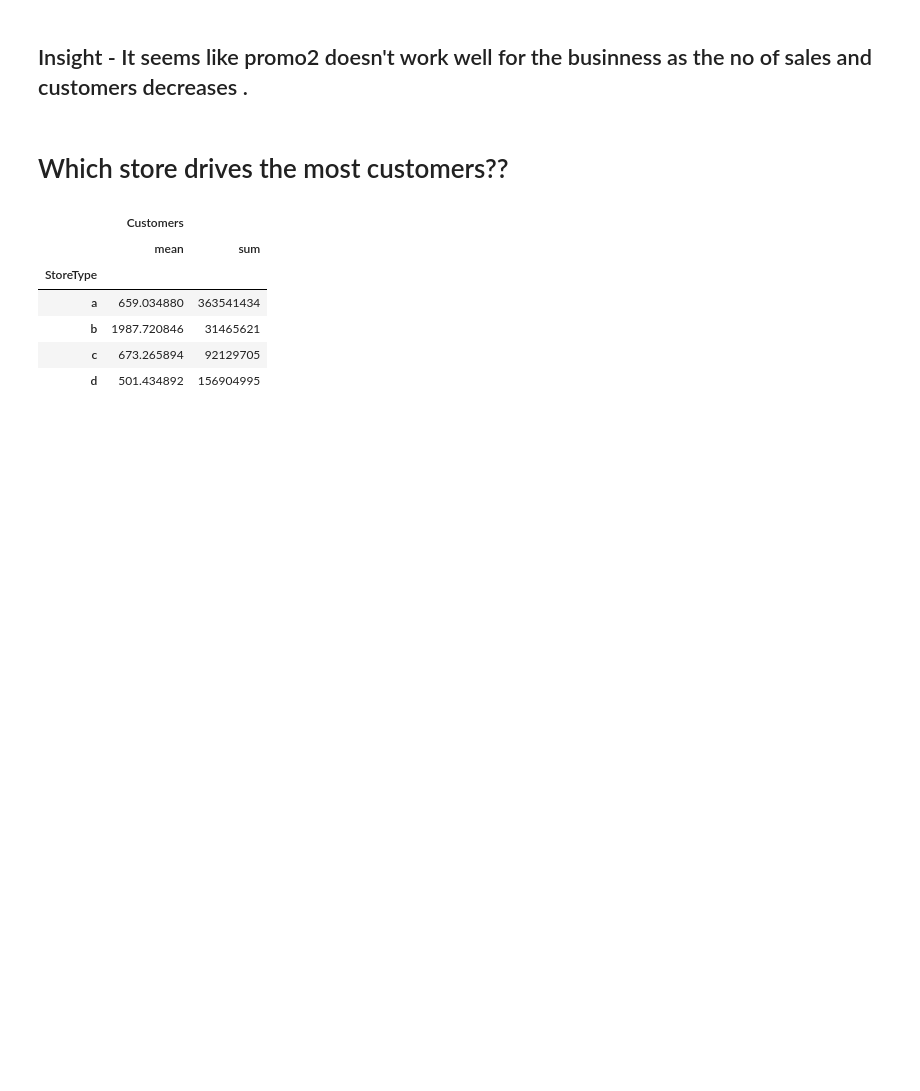
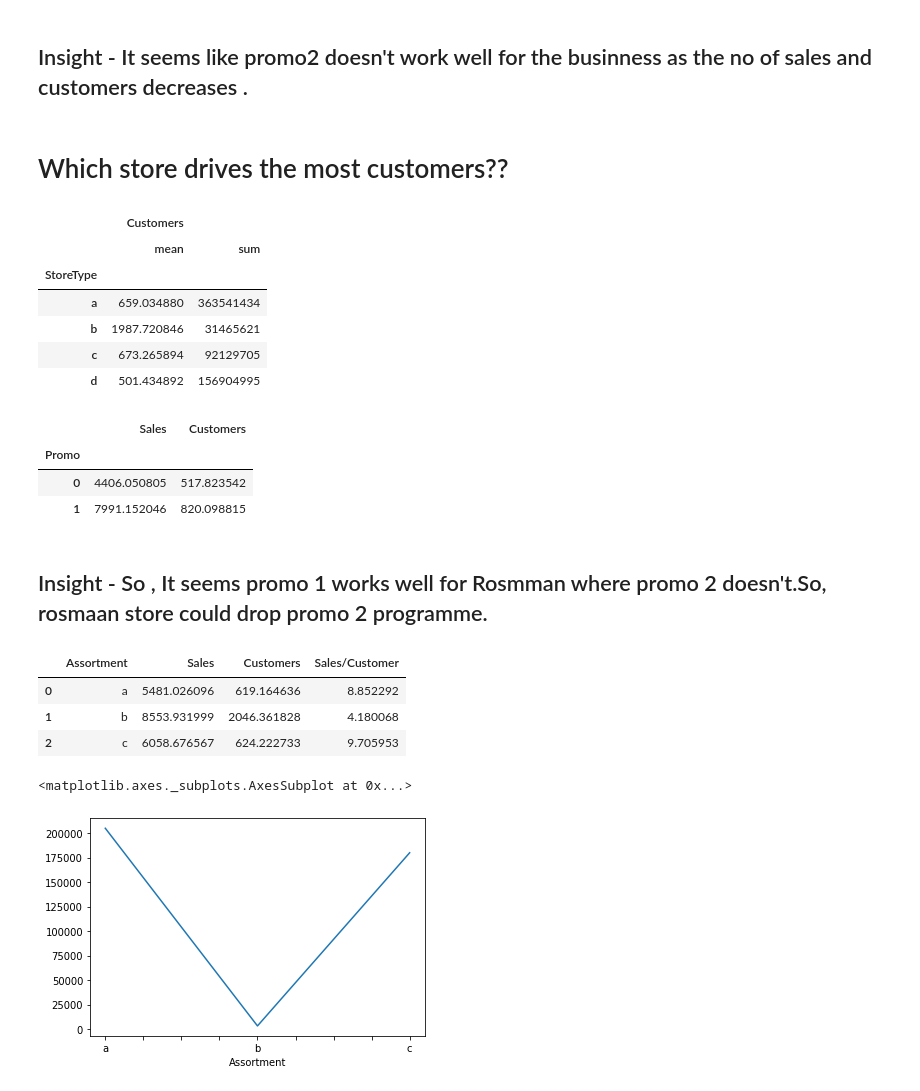
Before and after one commit to almaprateek/Rosmann_sales, a Jupyter notebook: Rossmann_Sales_Prediction_Capstone_Project.ipynb, the cells around one changed output. Cells and saved outputs as stored; diff of their text form; code cells hidden in the pictures; blank space fills up the shorter version.

```diff
--- a/Rossmann_Sales_Prediction_Capstone_Project.ipynb
+++ b/Rossmann_Sales_Prediction_Capstone_Project.ipynb
@@ -284,3 +284,26 @@ df3.groupby("StoreType").agg({"Customers":["mean","sum"]})
 | b | 1987.720846 | 31465621 |
 | c | 673.265894 | 92129705 |
 | d | 501.434892 | 156904995 |
+# %%
+df3.groupby("Promo")['Sales','Customers'].mean()
+# %% [output]
+|  | Sales | Customers |
+| Promo |  |  |
+| 0 | 4406.050805 | 517.823542 |
+| 1 | 7991.152046 | 820.098815 |
+# %% [markdown]
+## Insight - So , It seems promo 1 works well for Rosmman where promo 2 doesn't.So, rosmaan store could drop promo 2 programme.
+# %%
+df4 = df3.groupby('Assortment')['Sales','Customers'].mean().reset_index()
+df4['Sales/Customer'] = df4['Sales']/df4['Customers']
+df4
+# %% [output]
+|  | Assortment | Sales | Customers | Sales/Customer |
+| 0 | a | 5481.026096 | 619.164636 | 8.852292 |
+| 1 | b | 8553.931999 | 2046.361828 | 4.180068 |
+| 2 | c | 6058.676567 | 624.222733 | 9.705953 |
+# %%
+df3.groupby('Assortment')['Promo'].sum().plot()
+# %% [output]
+<matplotlib.axes._subplots.AxesSubplot at 0x...>
+[figure, added]
```
Also changed, not shown: parts of 3 cells of this notebook.
